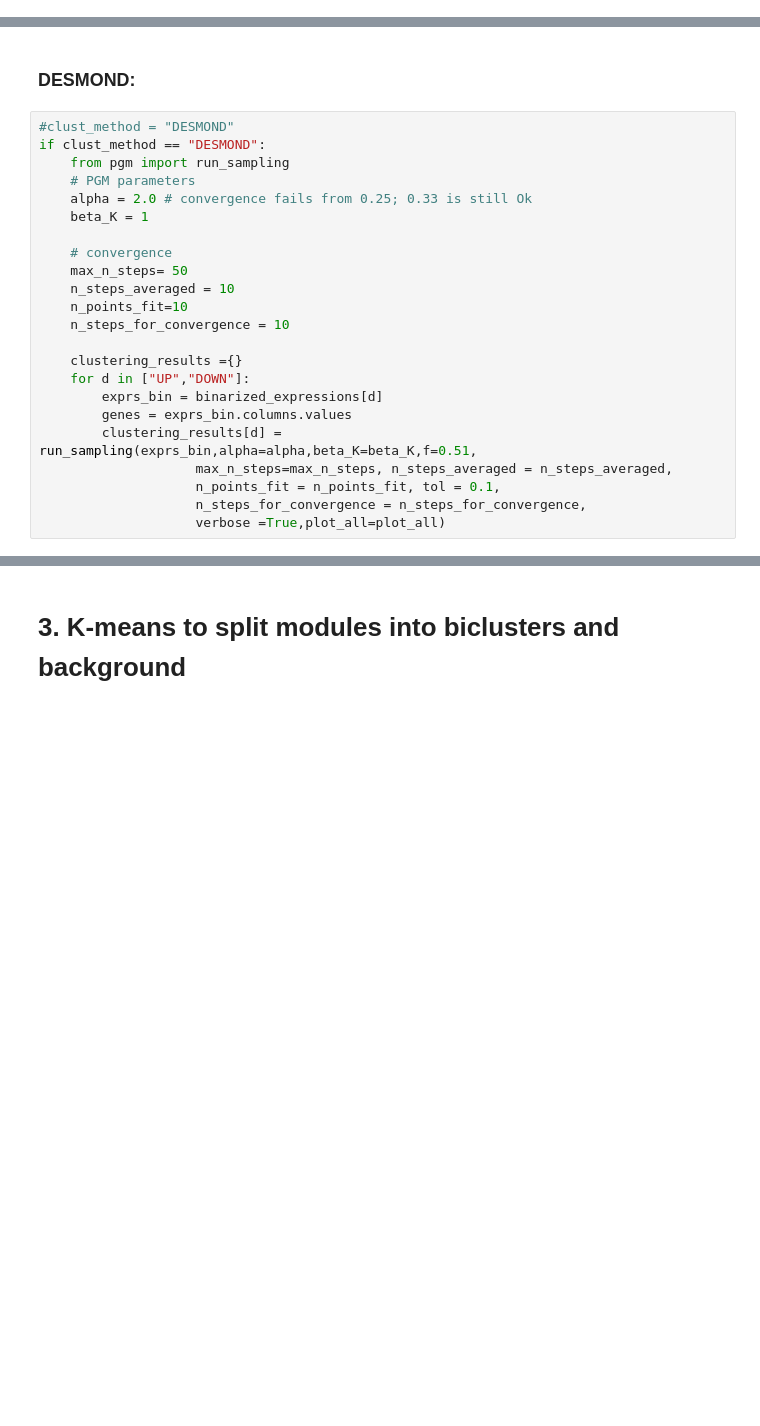
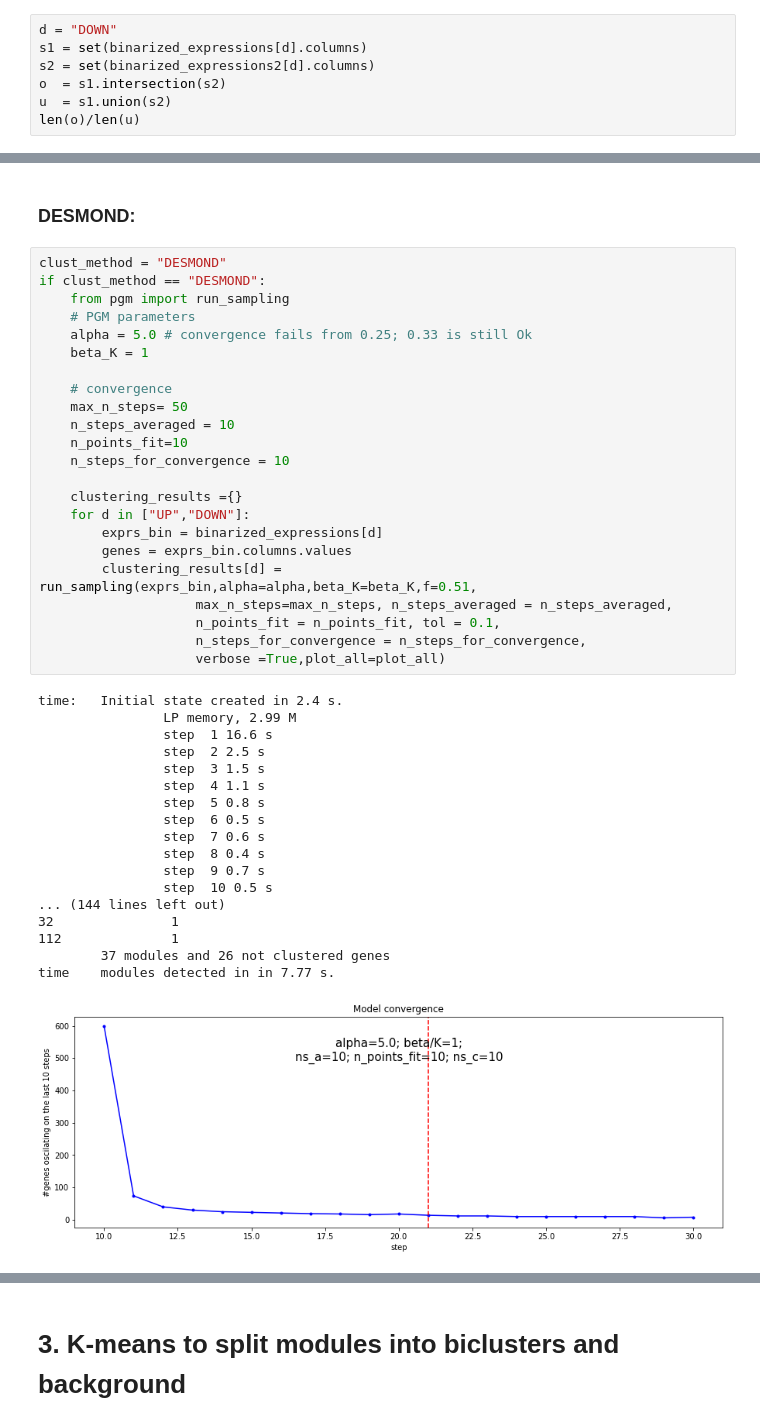
Before and after one commit to ozolotareva/unpast_paper, a Jupyter notebook: DESMOND2_step_by_step.ipynb, the cells around one changed output, grey strips where cells are left out. Saved outputs shown, nothing was run; the diff lists cells and outputs as text; blank space fills up the shorter version.

```diff
--- a/DESMOND2_step_by_step.ipynb
+++ b/DESMOND2_step_by_step.ipynb
@@ -187,0 +209,7 @@ Gene FOXA1: SNR=2.85, pos=0, neg=253
+# %%
+d = "DOWN"
+s1 = set(binarized_expressions[d].columns)
+s2 = set(binarized_expressions2[d].columns)
+o  = s1.intersection(s2)
+u  = s1.union(s2)
+len(o)/len(u)
@@ -237,25 +276,44 @@ if clust_method == "MCL":
 # %% [markdown]
 ### DESMOND:
 # %%
-#clust_method = "DESMOND"
+clust_method = "DESMOND"
 if clust_method == "DESMOND":
     from pgm import run_sampling
     # PGM parameters
-    alpha = 2.0 # convergence fails from 0.25; 0.33 is still Ok
+    alpha = 5.0 # convergence fails from 0.25; 0.33 is still Ok
     beta_K = 1
 
     # convergence
     max_n_steps= 50
     n_steps_averaged = 10
     n_points_fit=10
     n_steps_for_convergence = 10
 
     clustering_results ={}
     for d in ["UP","DOWN"]:
         exprs_bin = binarized_expressions[d]
         genes = exprs_bin.columns.values
         clustering_results[d] = run_sampling(exprs_bin,alpha=alpha,beta_K=beta_K,f=0.51,
                     max_n_steps=max_n_steps, n_steps_averaged = n_steps_averaged,
                     n_points_fit = n_points_fit, tol = 0.1,
                     n_steps_for_convergence = n_steps_for_convergence,
                     verbose =True,plot_all=plot_all)
+# %% [output]
+time:   Initial state created in 2.4 s.
+                LP memory, 2.99 M
+                step  1 16.6 s
+                step  2 2.5 s
+                step  3 1.5 s
+                step  4 1.1 s
+                step  5 0.8 s
+                step  6 0.5 s
+                step  7 0.6 s
+                step  8 0.4 s
+                step  9 0.7 s
+                step  10 0.5 s
+... (144 lines left out)
+32               1
+112              1
+        37 modules and 26 not clustered genes
+time    modules detected in in 7.77 s.
+[figure, added]
```
Also changed, not shown: parts of 36 cells of this notebook, 2 other files.
